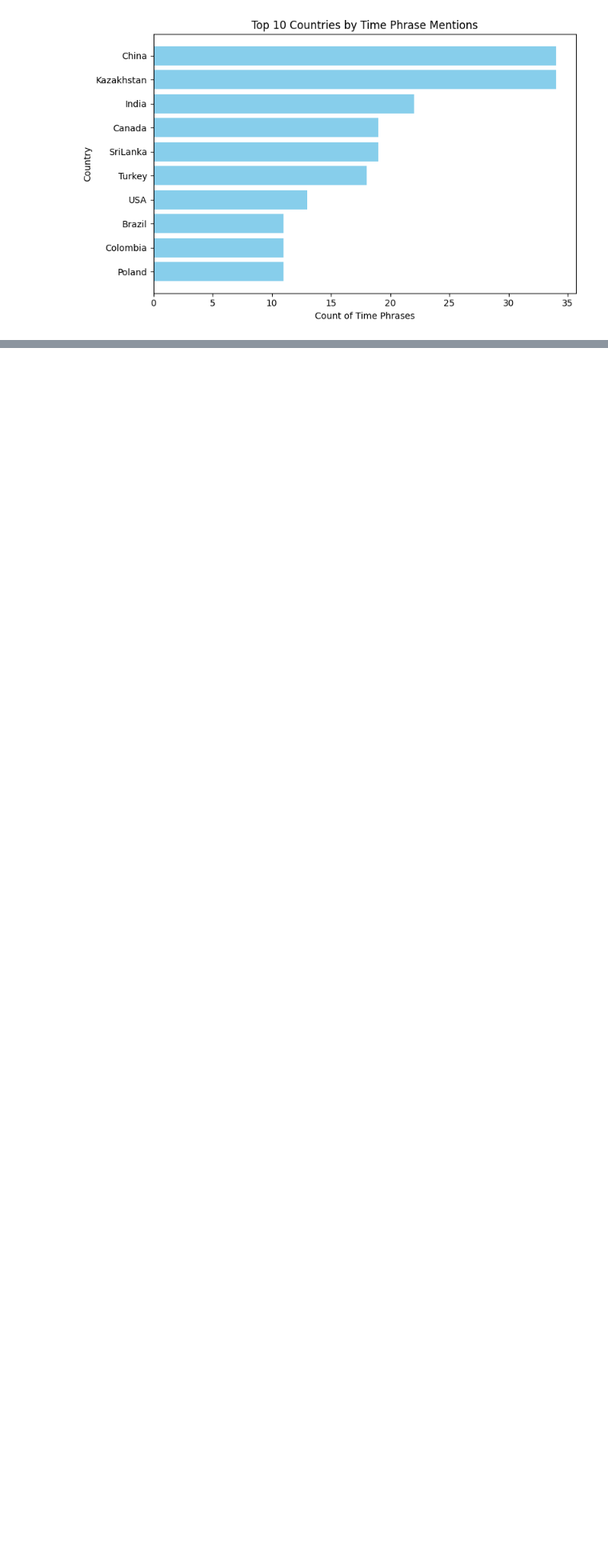
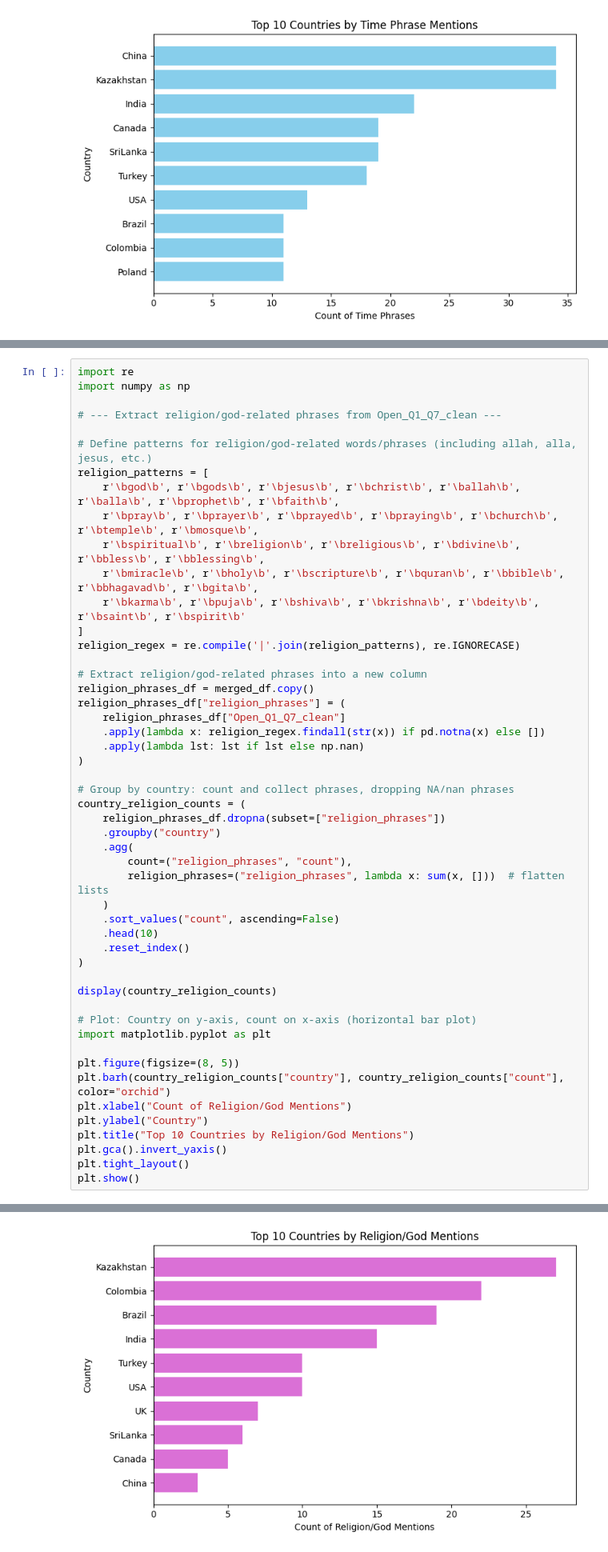
Before and after one commit to vvader24/WJC, a Jupyter notebook: Vinita/Study1_final.ipynb, the cells around one changed output, grey strips where cells are left out. Shown at 80% size. Drawn from its saved outputs; the diff is of its cells as text; blank space fills up the shorter version.

```diff
--- a/Vinita/Study1_final.ipynb
+++ b/Vinita/Study1_final.ipynb
@@ -1038,0 +1043,51 @@ plt.show()
+# %%
+import re
+import numpy as np
+
+# --- Extract religion/god-related phrases from Open_Q1_Q7_clean ---
+
+# Define patterns for religion/god-related words/phrases (including allah, alla, jesus, etc.)
+religion_patterns = [
+    r'\bgod\b', r'\bgods\b', r'\bjesus\b', r'\bchrist\b', r'\ballah\b', r'\balla\b', r'\bprophet\b', r'\bfaith\b',
+    r'\bpray\b', r'\bprayer\b', r'\bprayed\b', r'\bpraying\b', r'\bchurch\b', r'\btemple\b', r'\bmosque\b',
+    r'\bspiritual\b', r'\breligion\b', r'\breligious\b', r'\bdivine\b', r'\bbless\b', r'\bblessing\b',
+    r'\bmiracle\b', r'\bholy\b', r'\bscripture\b', r'\bquran\b', r'\bbible\b', r'\bbhagavad\b', r'\bgita\b',
+    r'\bkarma\b', r'\bpuja\b', r'\bshiva\b', r'\bkrishna\b', r'\bdeity\b', r'\bsaint\b', r'\bspirit\b'
+]
+religion_regex = re.compile('|'.join(religion_patterns), re.IGNORECASE)
+
+# Extract religion/god-related phrases into a new column
+religion_phrases_df = merged_df.copy()
+religion_phrases_df["religion_phrases"] = (
+    religion_phrases_df["Open_Q1_Q7_clean"]
+    .apply(lambda x: religion_regex.findall(str(x)) if pd.notna(x) else [])
+    .apply(lambda lst: lst if lst else np.nan)
+)
+
+# Group by country: count and collect phrases, dropping NA/nan phrases
+country_religion_counts = (
+    religion_phrases_df.dropna(subset=["religion_phrases"])
+    .groupby("country")
+    .agg(
+        count=("religion_phrases", "count"),
+        religion_phrases=("religion_phrases", lambda x: sum(x, []))  # flatten lists
+    )
+    .sort_values("count", ascending=False)
+    .head(10)
+    .reset_index()
+)
+
+display(country_religion_counts)
+
+# Plot: Country on y-axis, count on x-axis (horizontal bar plot)
+import matplotlib.pyplot as plt
+
+plt.figure(figsize=(8, 5))
+plt.barh(country_religion_counts["country"], country_religion_counts["count"], color="orchid")
+plt.xlabel("Count of Religion/God Mentions")
+plt.ylabel("Country")
+plt.title("Top 10 Countries by Religion/God Mentions")
+plt.gca().invert_yaxis()
+plt.tight_layout()
+plt.show()
+# %% [output]
@@ -1038,0 +1105 @@ plt.show()
+[figure, added]
```
Also changed, not shown: parts of 13 cells of this notebook.
